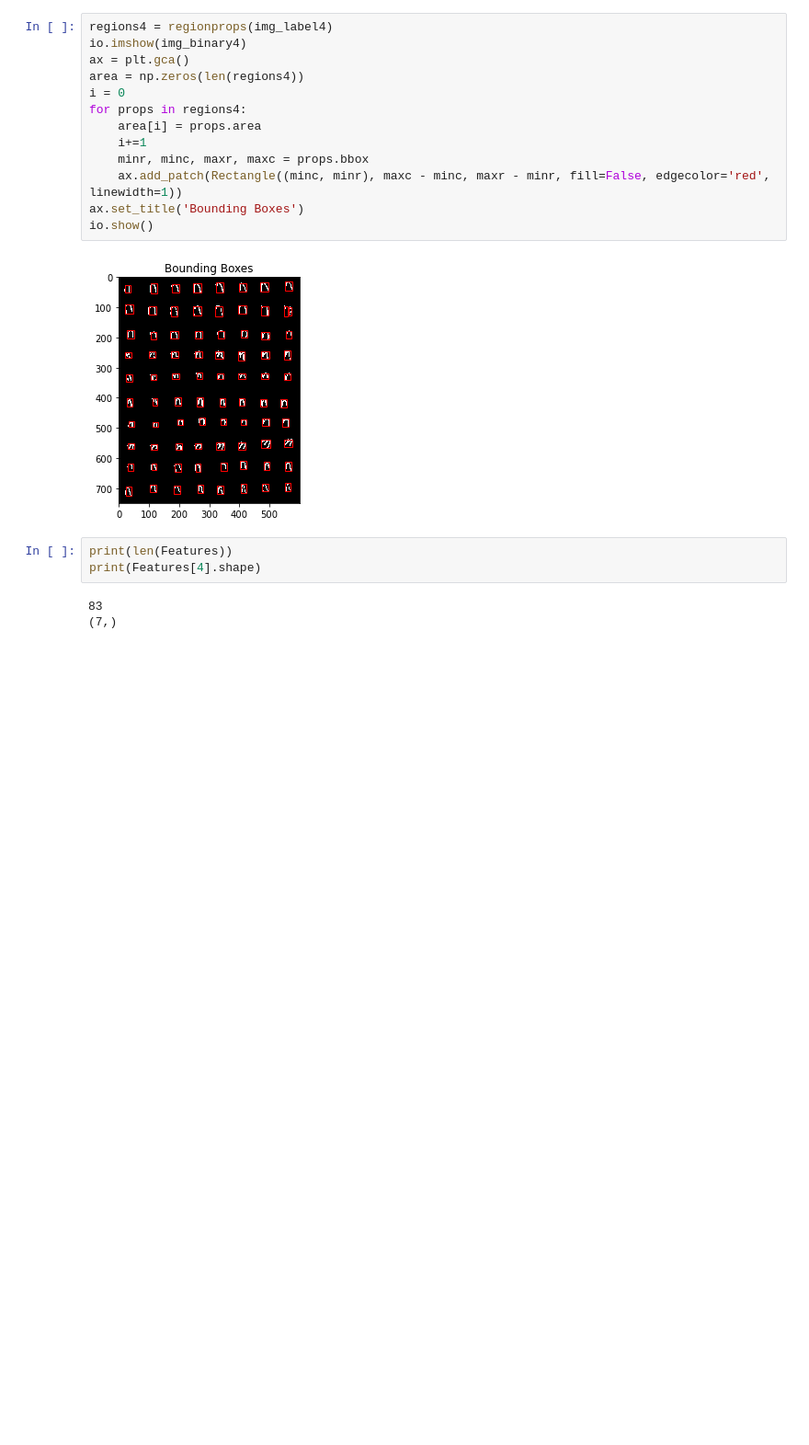
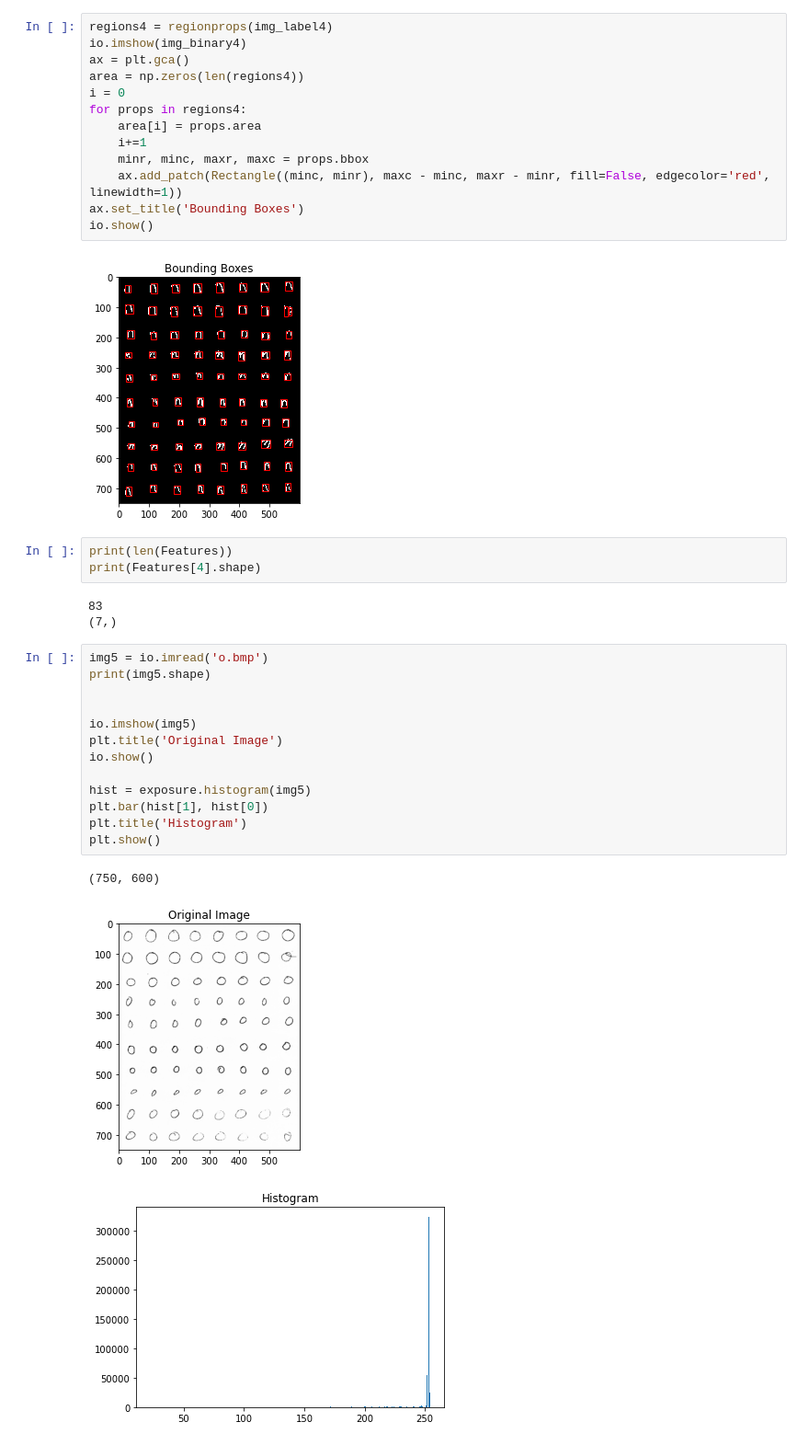
Before and after one commit to scarletknight11/CS334, a Jupyter notebook: demo_recitation9_2021.ipynb, the cells around one changed output. Shown: that part at 92% size. Cells and saved outputs as stored; diff of their text form; blank space fills up the shorter version.

```diff
--- a/demo_recitation9_2021.ipynb
+++ b/demo_recitation9_2021.ipynb
@@ -316,3 +316,20 @@ print(Features[4].shape)
 # %% [output]
 83
 (7,)
+# %%
+img5 = io.imread('o.bmp')
+print(img5.shape)
+
+
+io.imshow(img5)
+plt.title('Original Image')
+io.show()
+
+hist = exposure.histogram(img5)
+plt.bar(hist[1], hist[0])
+plt.title('Histogram')
+plt.show()
+# %% [output]
+(750, 600)
+[figure, added]
+[figure, added]
```
Also changed, not shown: parts of 30 cells of this notebook.
